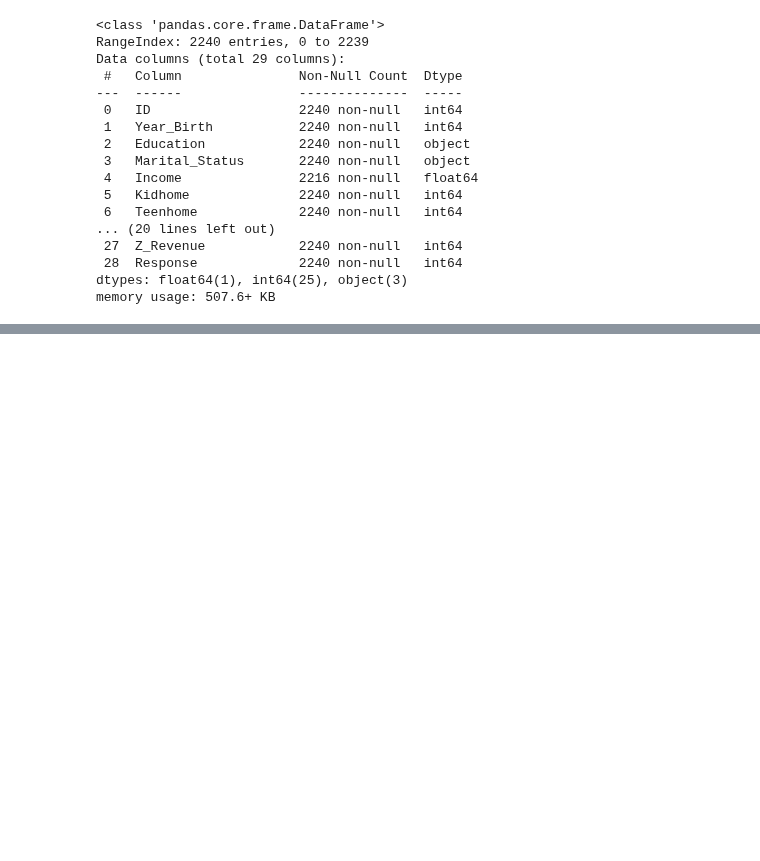
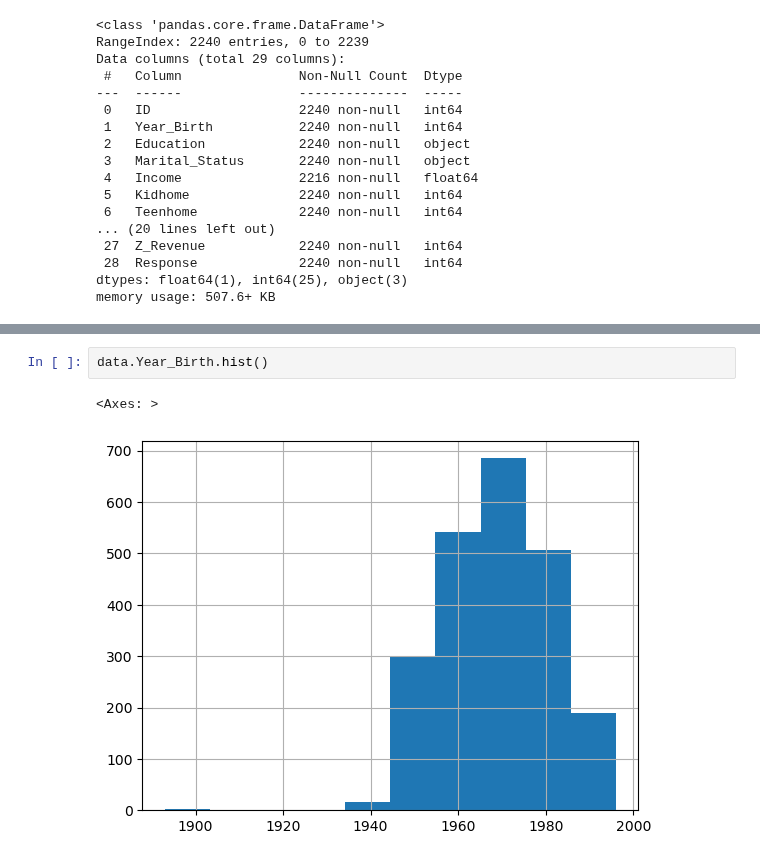
Before and after one commit to imdwipayana/Battlefield, a Jupyter notebook: reinforcement_learning/RL_example_from_Kaggle.ipynb, the cells around one changed output, grey strips where cells are left out. Saved outputs shown, nothing was run; the diff lists cells and outputs as text; blank space fills up the shorter version.

```diff
--- a/reinforcement_learning/RL_example_from_Kaggle.ipynb
+++ b/reinforcement_learning/RL_example_from_Kaggle.ipynb
@@ -39,0 +53,5 @@ memory usage: 507.6+ KB
+# %%
+data.Year_Birth.hist()
+# %% [output]
+<Axes: >
+[figure, added]
```
Also changed, not shown: parts of 33 cells of this notebook.
